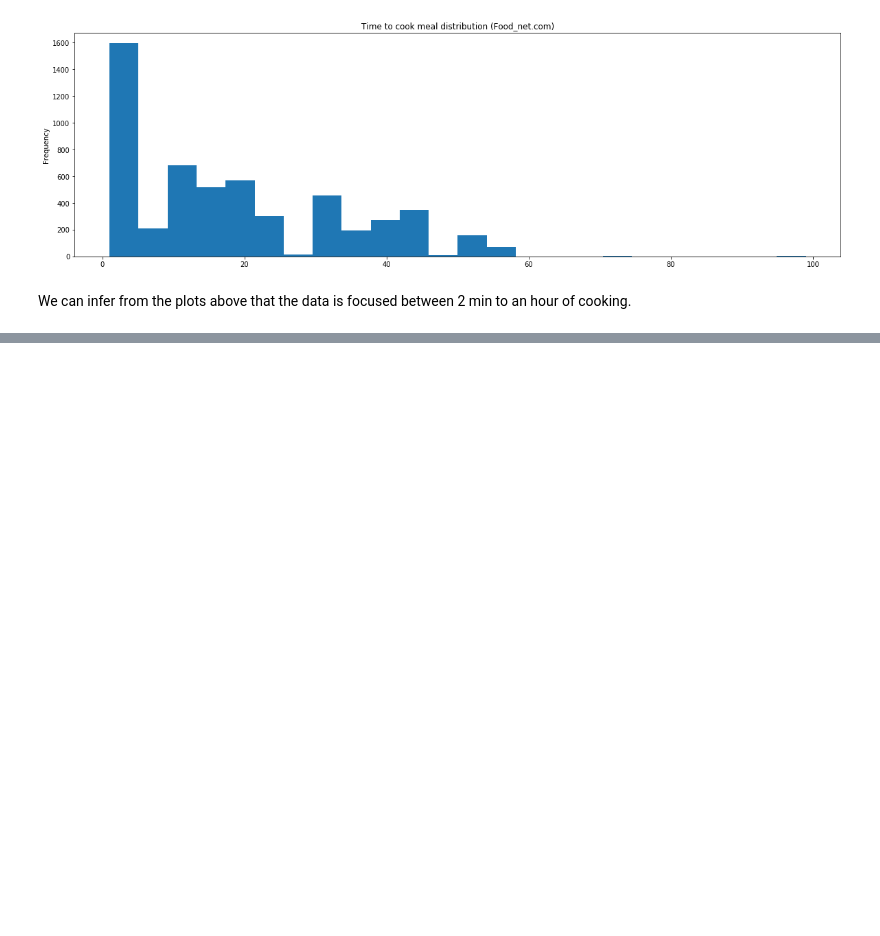
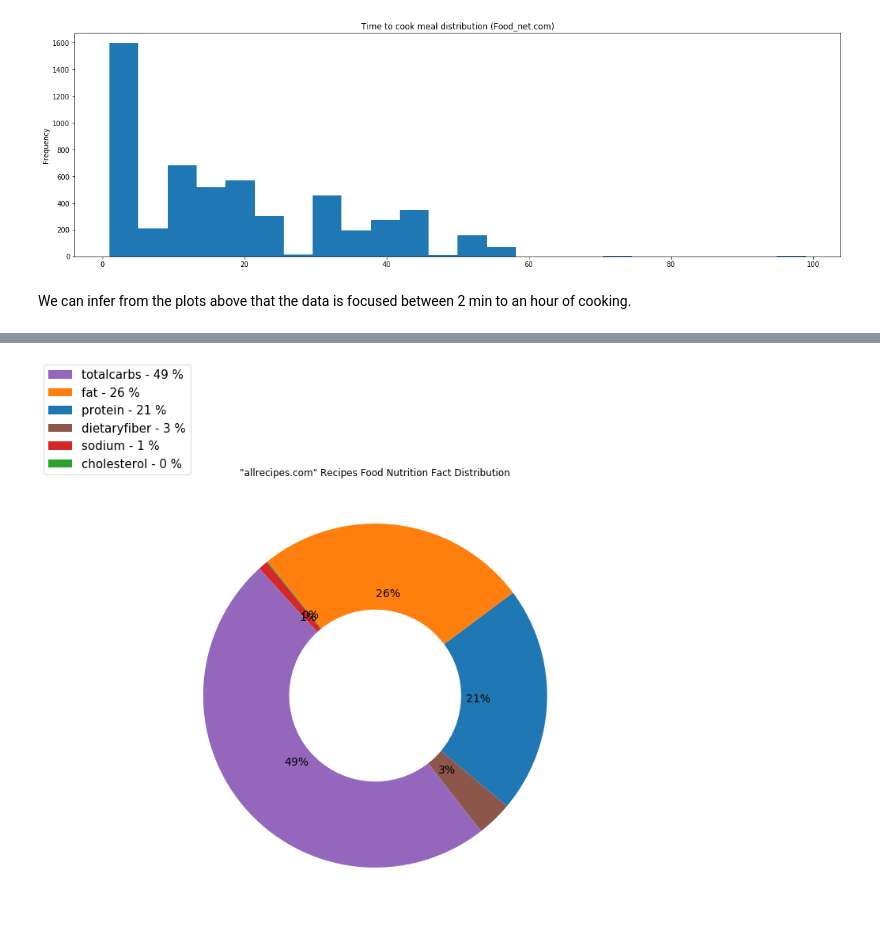
Before and after one commit to leonardoperrone/smart-recipes, a Jupyter notebook: Preprocessing.ipynb, the cells around one changed output, grey strips where cells are left out. Cells and saved outputs as stored; diff of their text form; code cells hidden in the pictures; blank space fills up the shorter version.

Commit message:
pie chart of allrepice.com nutrition items proportion

```diff
--- a/Preprocessing.ipynb
+++ b/Preprocessing.ipynb
@@ -684,0 +761,28 @@ We can infer from the plots above that the data is focused between 2 min to an h
+# %%
+# Donut Plot of food nutrition facts with proportions of each nutrition fact of all repices on allrecipe.com
+from palettable.colorbrewer.qualitative import Pastel1_7
+
+fig, ax = plt.subplots(figsize=(10, 10), subplot_kw=dict(aspect="equal"))
+
+# wedges, texts = ax.pie(s, wedgeprops=dict(width=0.5), startangle=-40)
+# bbox_props = dict(boxstyle="square,pad=0.3", fc="w", ec="k", lw=0.72)
+# kw = dict(xycoords='data', textcoords='data', arrowprops=dict(arrowstyle="-"),
+#           bbox=bbox_props, zorder=0, va="center")
+percent = 100.*s/s.sum()
+
+patches, texts, junk = plt.pie(s, autopct='%1.0f%%', wedgeprops=dict(width=0.5), startangle=-40, textprops={'fontsize': 14})
+labels = ['{0} - {1:1.0f} %'.format(i,j) for i,j in zip(names, percent)]
+sort_legend = True
+
+if sort_legend:
+    patches, labels, dummy =  zip(*sorted(zip(patches, labels, s),
+                                          key=lambda x: x[2],
+                                          reverse=True))
+plt.legend(patches, labels, loc='lower center', bbox_to_anchor=(-0.1, 1.),
+           fontsize=15)
+
+ax.set_title('"allrecipes.com" Recipes Food Nutrition Fact Distribution')
+
+plt.show()
+# %% [output]
+[figure, added]
```
Also changed, not shown: parts of 11 cells of this notebook.
